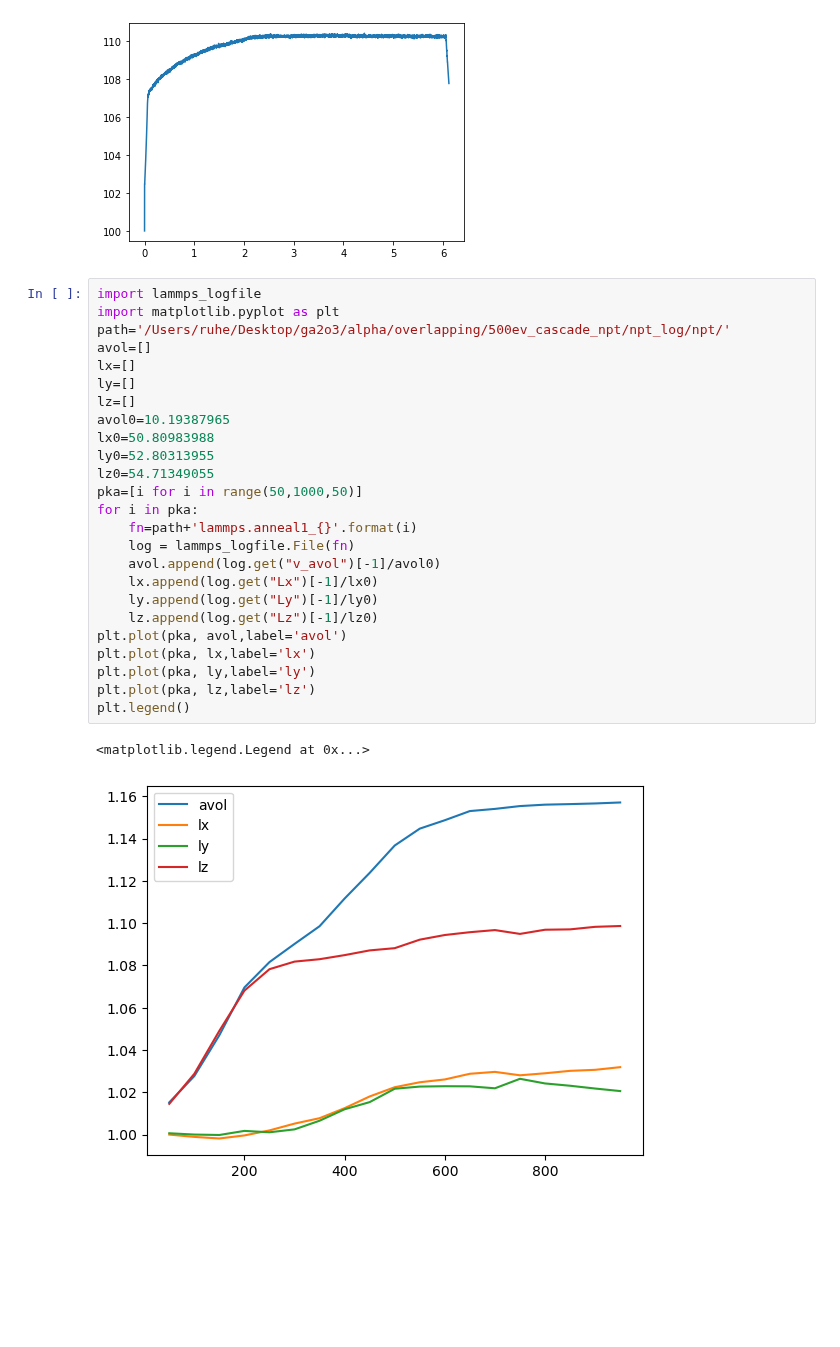
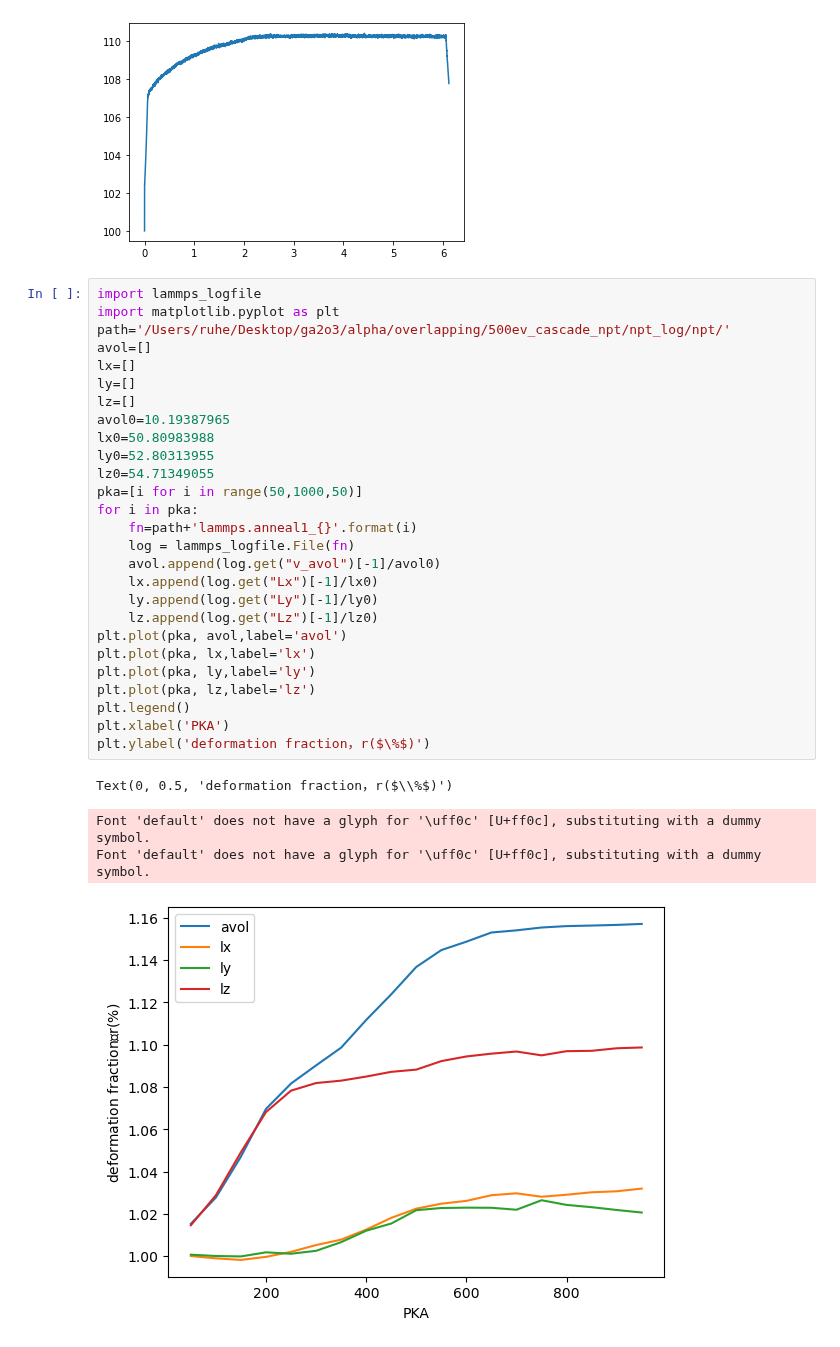
Before and after one commit to HE-RU10/ga2o3, a Jupyter notebook: alpha.ipynb, the cells around one changed output. Saved outputs shown, nothing was run; the diff lists cells and outputs as text; blank space fills up the shorter version.

```diff
--- a/alpha.ipynb
+++ b/alpha.ipynb
@@ -386,28 +386,32 @@ plt.show()
 # %%
 import lammps_logfile
 import matplotlib.pyplot as plt
 path='/Users/ruhe/Desktop/ga2o3/alpha/overlapping/500ev_cascade_npt/npt_log/npt/'
 avol=[]
 lx=[]
 ly=[]
 lz=[]
 avol0=10.19387965
 lx0=50.80983988
 ly0=52.80313955
 lz0=54.71349055
 pka=[i for i in range(50,1000,50)]
 for i in pka:
     fn=path+'lammps.anneal1_{}'.format(i)
     log = lammps_logfile.File(fn)
     avol.append(log.get("v_avol")[-1]/avol0)
     lx.append(log.get("Lx")[-1]/lx0)
     ly.append(log.get("Ly")[-1]/ly0)
     lz.append(log.get("Lz")[-1]/lz0)
 plt.plot(pka, avol,label='avol')
 plt.plot(pka, lx,label='lx')
 plt.plot(pka, ly,label='ly')
 plt.plot(pka, lz,label='lz')
 plt.legend()
+plt.xlabel('PKA')
+plt.ylabel('deformation fraction，r($\%$)')
 # %% [output]
-<matplotlib.legend.Legend at 0x...>
+Text(0, 0.5, 'deformation fraction，r($\\%$)')
+Font 'default' does not have a glyph for '\uff0c' [U+ff0c], substituting with a dummy symbol.
+Font 'default' does not have a glyph for '\uff0c' [U+ff0c], substituting with a dummy symbol.
-[figure, old version]
+[figure, new version]
```
Also changed, not shown: parts of 4 cells of this notebook.
